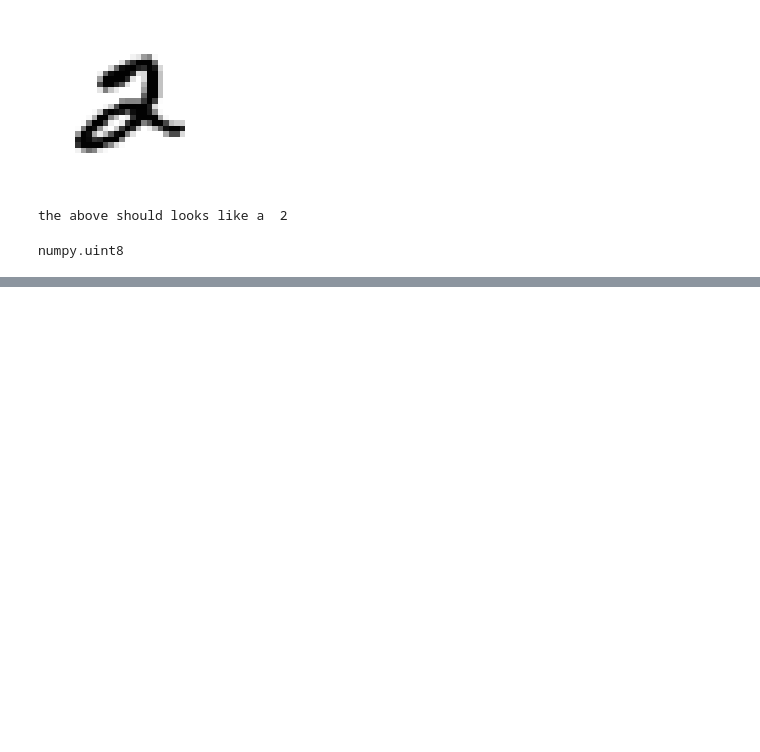
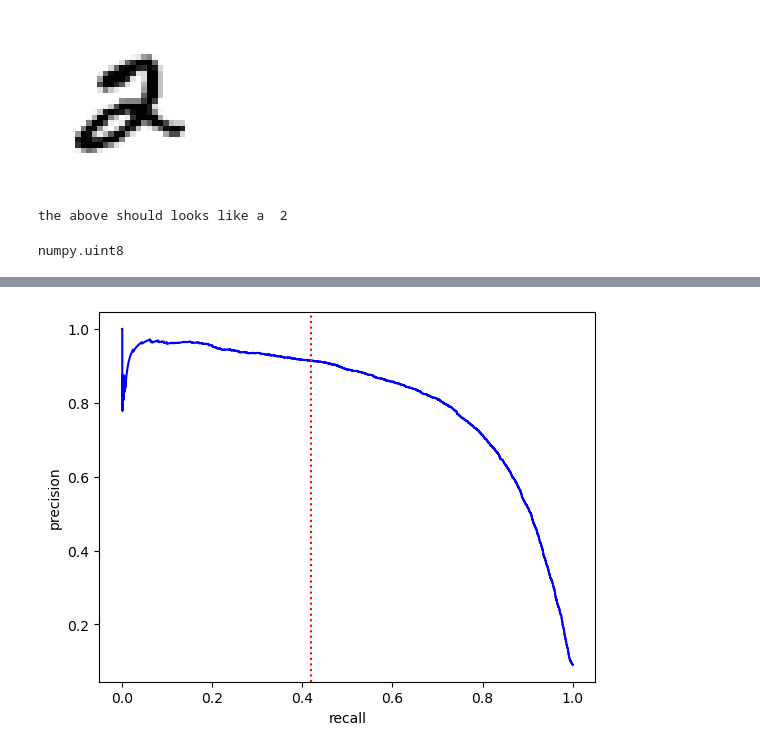
Before and after one commit to tjards/data_science_upskill, a Jupyter notebook: 3_classification/classification.ipynb, the cells around one changed output, grey strips where cells are left out. Cells and saved outputs as stored; diff of their text form; code cells hidden in the pictures; blank space fills up the shorter version.

```diff
--- a/3_classification/classification.ipynb
+++ b/3_classification/classification.ipynb
@@ -119,0 +161,13 @@ F1 score:  0.7325171197343846
+# %%
+# try just precision vs recall
+def plot_precision_vs_recall(precisions, recalls):
+    plt.plot(recalls[:-1], precisions[:-1], 'b-')
+    #plt.axis([-50000, 50000, 0, 1])
+    plt.axvline(0.42, color = 'r', linestyle = ':')
+    plt.xlabel('recall')
+    plt.ylabel('precision')
+    #plt.legend()
+plot_precision_vs_recall(precisions, recalls)
+plt.show()
+# %% [output]
+[figure, added]
```
Also changed, not shown: parts of 24 cells of this notebook.
